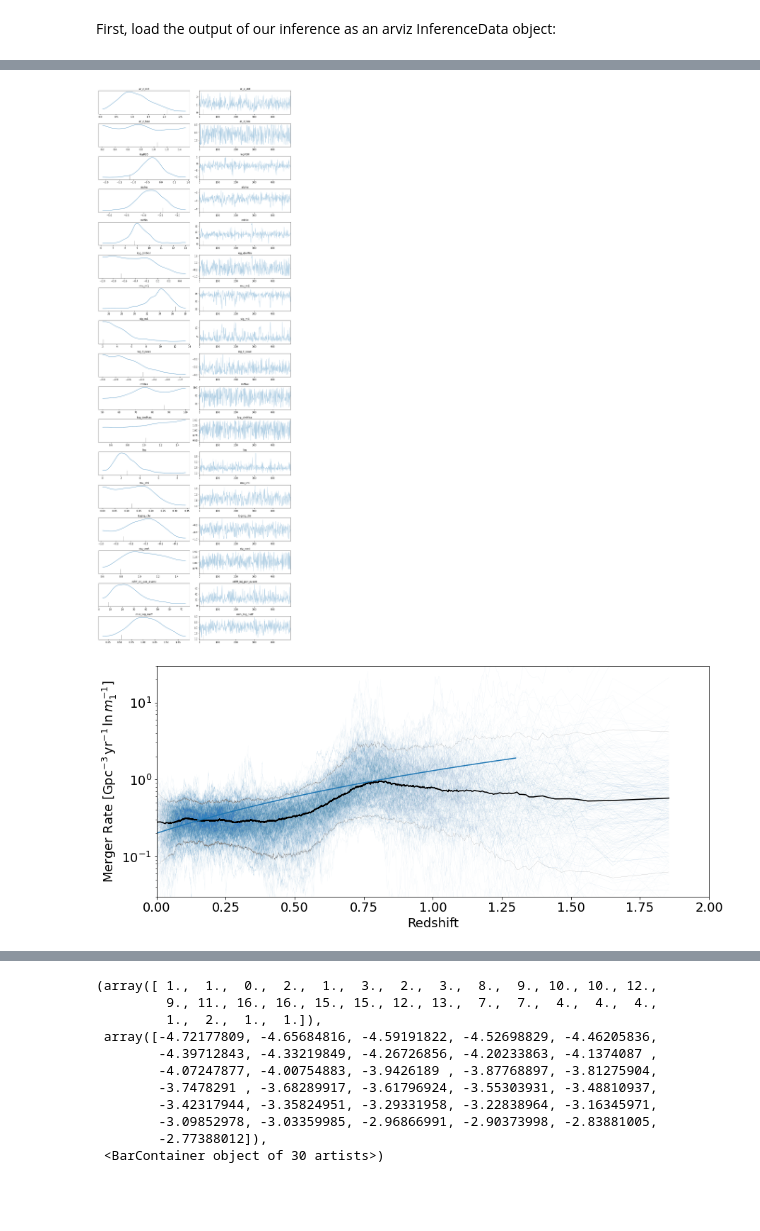
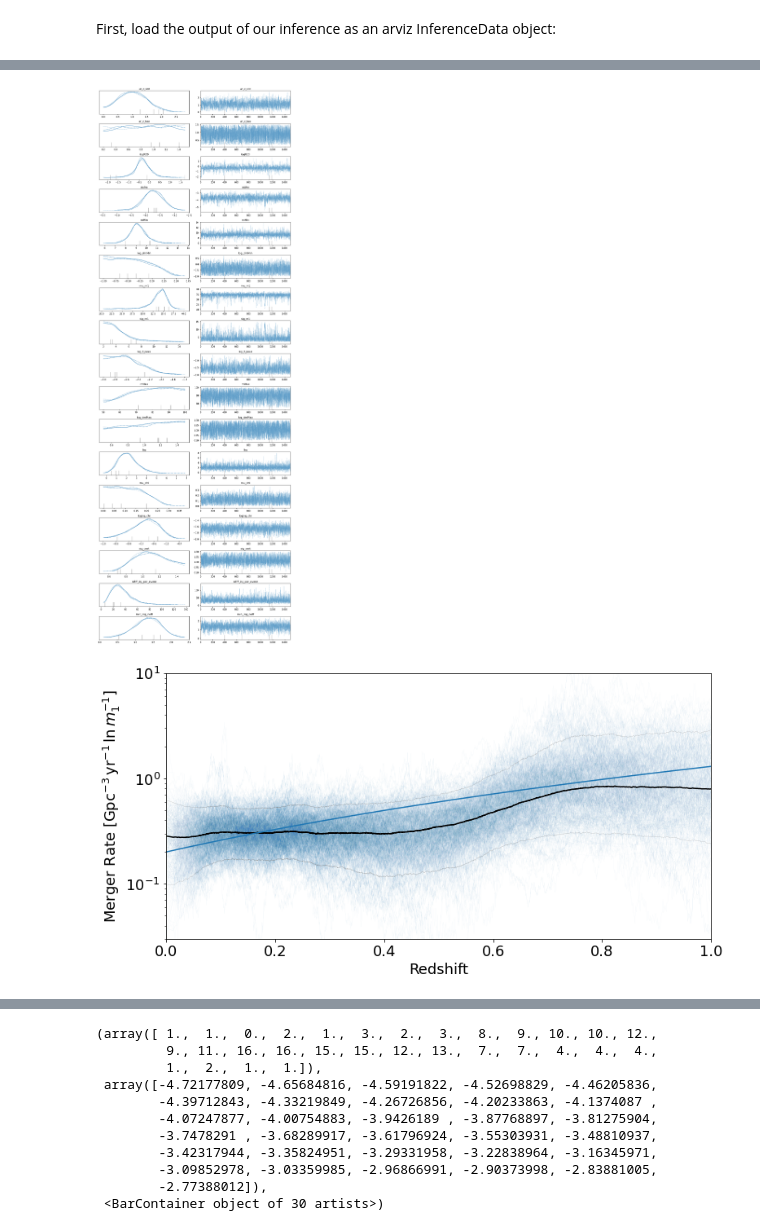
Before and after one commit to tcallister/autoregressive-bbh-inference, a Jupyter notebook: data/inspect_ar_z.ipynb, the cells around one changed output, grey strips where cells are left out. Saved outputs shown, nothing was run; the diff lists cells and outputs as text; code cells hidden in the pictures; blank space fills up the shorter version.

```diff
--- a/data/inspect_ar_z.ipynb
+++ b/data/inspect_ar_z.ipynb
@@ -9,8 +9,8 @@ az.rcParams["plot.max_subplots"] = 80
 # %% [markdown]
 First, load the output of our inference as an arviz InferenceData object:
 # %%
-data = az.from_netcdf("ar_z_tmp.cdf")
-#data = az.from_netcdf("/mnt/ceph/users/tcallister/autoregressive-bbh-inference-data/ar_z_tauMax_2_relaxed.cdf")
+#data = az.from_netcdf("ar_z_tmp.cdf")
+data = az.from_netcdf("/mnt/ceph/users/tcallister/autoregressive-bbh-inference-data/ar_z.cdf")
 az.summary(data,["ar_z_std",
                  "ar_z_tau",
                  "logR20",
@@ -70,42 +69,42 @@ az.plot_trace(data,
 plt.tight_layout()
 plt.show()
 # %% [output]
-[figure, old version]
+[figure, new version]
 # %%
-z_data = np.load('ar_z_data_tmp.npy',allow_pickle=True)[()]
-#z_data = np.load('/mnt/ceph/users/tcallister/autoregressive-bbh-inference-data/ar_z_data_tauMax_2_relaxed.npy',allow_pickle=True)[()]
+#z_data = np.load('ar_z_data_tmp.npy',allow_pickle=True)[()]
+z_data = np.load('/mnt/ceph/users/tcallister/autoregressive-bbh-inference-data/ar_z_data.npy',allow_pickle=True)[()]
 z_values = z_data['z_allSamples']
 samps = data.posterior.stack(draws=("chain", "draw"))
 # %%
 reduced_zs = z_values[::50]
 reduced_f_zs = samps['f_zs'][::50]
 
 R_zs = np.zeros((reduced_zs.size,reduced_f_zs.shape[1]))
 for i in range(reduced_f_zs.shape[1]):
     R_zs[:,i] = samps.R20[i]*reduced_f_zs[:,i]#*(1.+reduced_zs)**samps.kappa.values[i]/(1.+0.2)**samps.kappa.values[i]
 
-fig,ax = plt.subplots(figsize=(14,6))
+fig,ax = plt.subplots(figsize=(12,6))
 for i in np.random.choice(range(reduced_f_zs.shape[1]),500):
     ax.plot(reduced_zs,R_zs[:,i],color='#3182bd',alpha=0.1,lw=0.1,zorder=0)
 
 ax.plot(reduced_zs,np.median(R_zs,axis=1),color='black')
 ax.plot(reduced_zs,np.quantile(R_zs,0.05,axis=1),color='grey',lw=0.15)
 ax.plot(reduced_zs,np.quantile(R_zs,0.95,axis=1),color='grey',lw=0.15)
 
 zs = np.linspace(0,1.3,300)
 ax.plot(zs,0.2*(1.+zs)**2.7)
 
 ax.tick_params(labelsize=18)
-ax.set_xlim(0,2)
-ax.set_ylim(3e-2,30)
+ax.set_xlim(0,1)
+ax.set_ylim(3e-2,10)
 ax.set_yscale('log')
 
 #ax.set_xticks([10,30,100])
 #ax.get_xaxis().set_major_formatter(mpl.ticker.ScalarFormatter())
 
 ax.set_xlabel('Redshift',fontsize=18)
 ax.set_ylabel('Merger Rate [$\mathrm{Gpc}^{-3}\,\mathrm{yr}^{-1}\,\ln m_1^{-1}$]',fontsize=18)
 
 plt.show()
 # %% [output]
-[figure, old version]
+[figure, new version]
```
Also changed, not shown: parts of 3 cells of this notebook, 2 other files.
